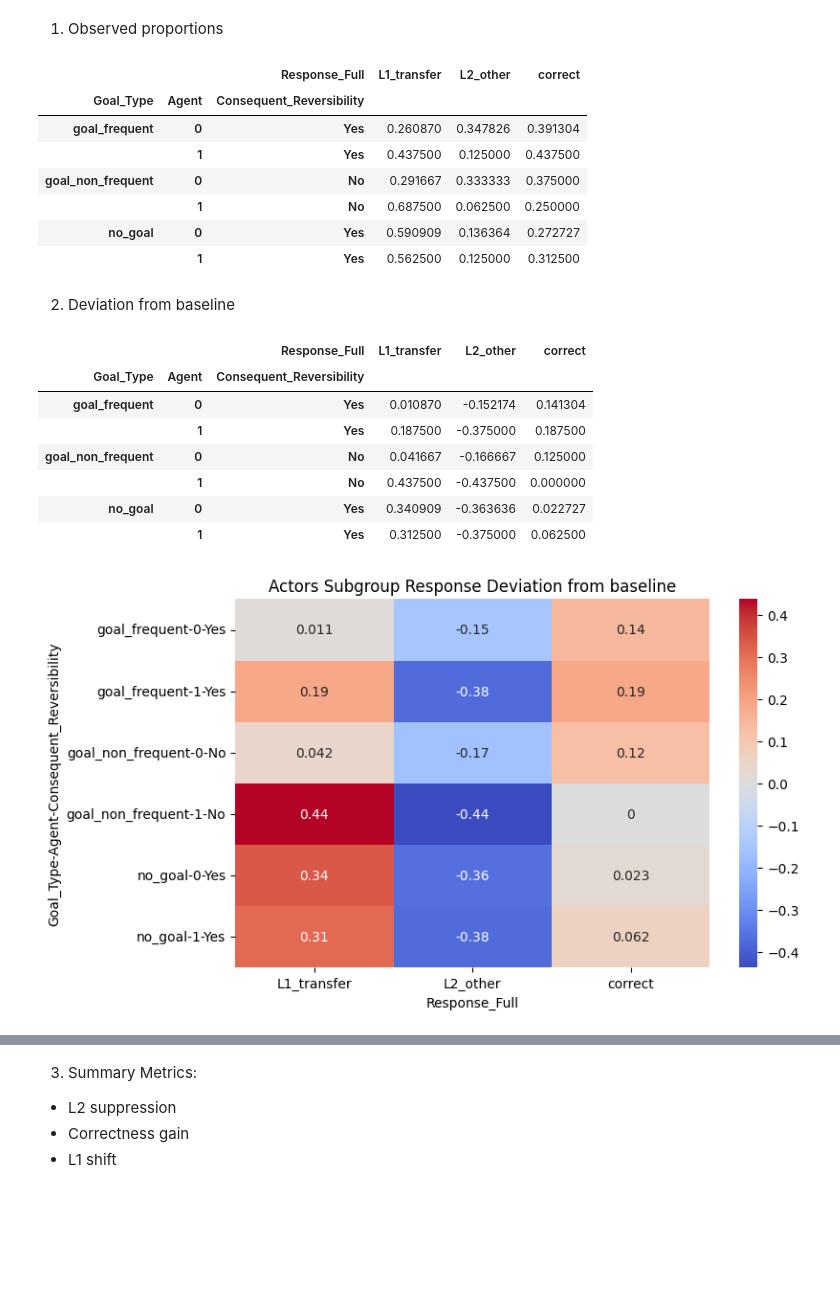
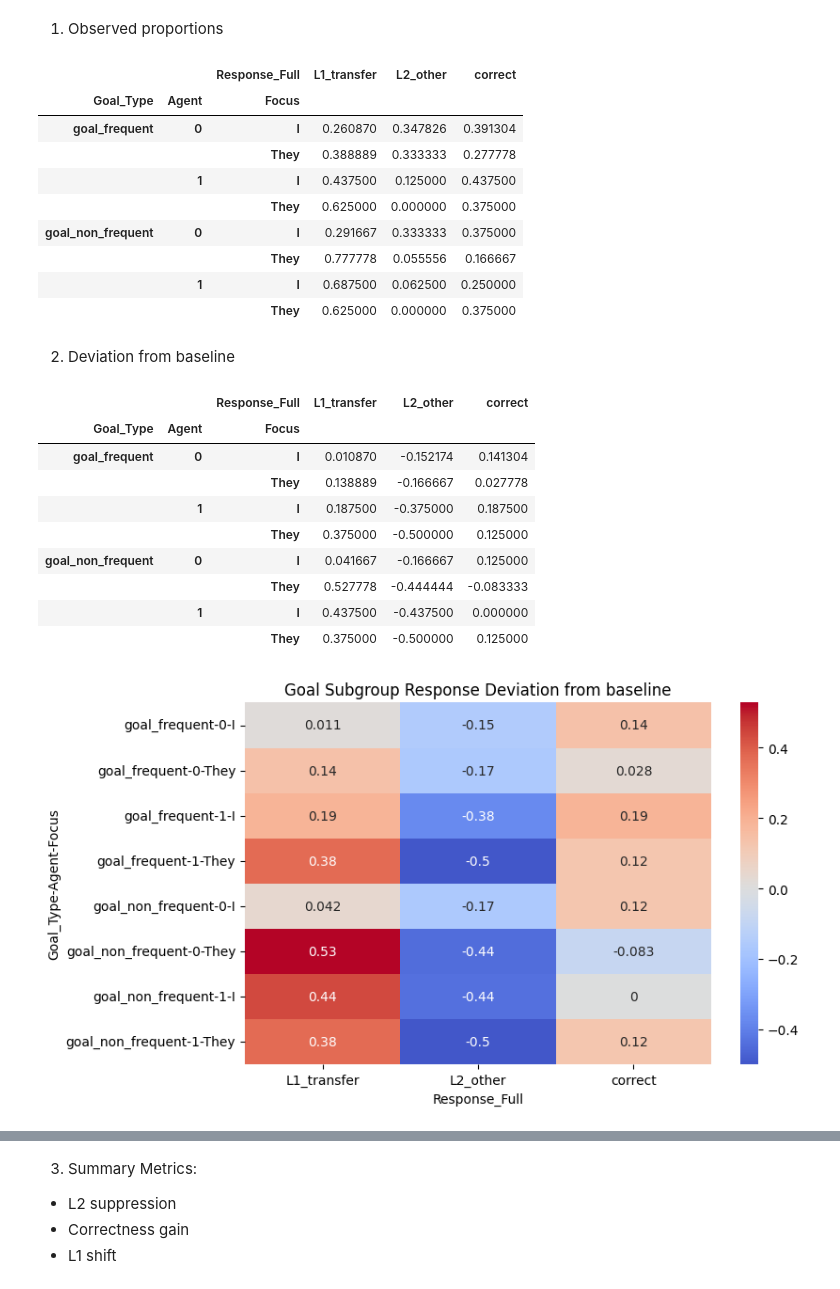
Before and after one commit to RoSoMu/counterfactual-desiderative-processing, a Jupyter notebook: notebooks/modeling/06_response_opportunity_analysis.ipynb, the cells around one changed output, grey strips where cells are left out. Cells and saved outputs as stored; diff of their text form; code cells hidden in the pictures; blank space fills up the shorter version.

```diff
--- a/notebooks/modeling/06_response_opportunity_analysis.ipynb
+++ b/notebooks/modeling/06_response_opportunity_analysis.ipynb
@@ -189 +23,3 @@ Although goal_non_frequent + agentive conditions produced the strongest suppress
+# %%
+subgroup_theoretical= subgroup_theoretical[subgroup_theoretical["Response_Full"]!= "missing_response"].copy()
 # %% [markdown]
@@ -191,2 +27,2 @@ Read data
 # %%
-subgroup_actors = subgroup_theoretical[subgroup_theoretical["Focus"] == "I"].copy()
+goals = subgroup_theoretical[subgroup_theoretical["Goal_Type"]!= "no_goal"].copy()
@@ -194,21 +40,23 @@ subgroup_actors = subgroup_theoretical[subgroup_theoretical["Focus"] == "I"].cop
 1. Observed proportions
 # %%
 proportions = pd.crosstab(
-    [subgroup_actors["Goal_Type"], subgroup_actors["Agent"], subgroup_actors["Consequent_Reversibility"]],
-    subgroup_actors["Response_Full"],
+    [goals["Goal_Type"], goals["Agent"], goals["Focus"]],
+    goals["Response_Full"],
     normalize="index"
 )
 
 proportions
 # %% [output]
 |  |  | Response_Full | L1_transfer | L2_other | correct |
-| Goal_Type | Agent | Consequent_Reversibility |  |  |  |
-| goal_frequent | 0 | Yes | 0.260870 | 0.347826 | 0.391304 |
-|  | 1 | Yes | 0.437500 | 0.125000 | 0.437500 |
-| goal_non_frequent | 0 | No | 0.291667 | 0.333333 | 0.375000 |
-|  | 1 | No | 0.687500 | 0.062500 | 0.250000 |
-| no_goal | 0 | Yes | 0.590909 | 0.136364 | 0.272727 |
-|  | 1 | Yes | 0.562500 | 0.125000 | 0.312500 |
+| Goal_Type | Agent | Focus |  |  |  |
+| goal_frequent | 0 | I | 0.260870 | 0.347826 | 0.391304 |
+|  |  | They | 0.388889 | 0.333333 | 0.277778 |
+|  | 1 | I | 0.437500 | 0.125000 | 0.437500 |
+|  |  | They | 0.625000 | 0.000000 | 0.375000 |
+| goal_non_frequent | 0 | I | 0.291667 | 0.333333 | 0.375000 |
+|  |  | They | 0.777778 | 0.055556 | 0.166667 |
+|  | 1 | I | 0.687500 | 0.062500 | 0.250000 |
+|  |  | They | 0.625000 | 0.000000 | 0.375000 |
 # %% [markdown]
 2. Deviation from baseline
 # %%
@@ -222,24 +70,26 @@ deviation = proportions - baseline
 deviation
 # %% [output]
 |  |  | Response_Full | L1_transfer | L2_other | correct |
-| Goal_Type | Agent | Consequent_Reversibility |  |  |  |
-| goal_frequent | 0 | Yes | 0.010870 | -0.152174 | 0.141304 |
-|  | 1 | Yes | 0.187500 | -0.375000 | 0.187500 |
-| goal_non_frequent | 0 | No | 0.041667 | -0.166667 | 0.125000 |
-|  | 1 | No | 0.437500 | -0.437500 | 0.000000 |
-| no_goal | 0 | Yes | 0.340909 | -0.363636 | 0.022727 |
-|  | 1 | Yes | 0.312500 | -0.375000 | 0.062500 |
+| Goal_Type | Agent | Focus |  |  |  |
+| goal_frequent | 0 | I | 0.010870 | -0.152174 | 0.141304 |
+|  |  | They | 0.138889 | -0.166667 | 0.027778 |
+|  | 1 | I | 0.187500 | -0.375000 | 0.187500 |
+|  |  | They | 0.375000 | -0.500000 | 0.125000 |
+| goal_non_frequent | 0 | I | 0.041667 | -0.166667 | 0.125000 |
+|  |  | They | 0.527778 | -0.444444 | -0.083333 |
+|  | 1 | I | 0.437500 | -0.437500 | 0.000000 |
+|  |  | They | 0.375000 | -0.500000 | 0.125000 |
 # %%
 plt.figure(figsize=(8, 5))
 
 sns.heatmap(
     deviation,
     annot=True,
     cmap="coolwarm",
     center=0
 )
 
-plt.title("Actors Subgroup Response Deviation from baseline")
+plt.title("Goal Subgroup Response Deviation from baseline")
 plt.show()
 # %% [output]
-[figure, old version]
+[figure, new version]
```
Also changed, not shown: parts of 45 cells of this notebook, 9 other files.
